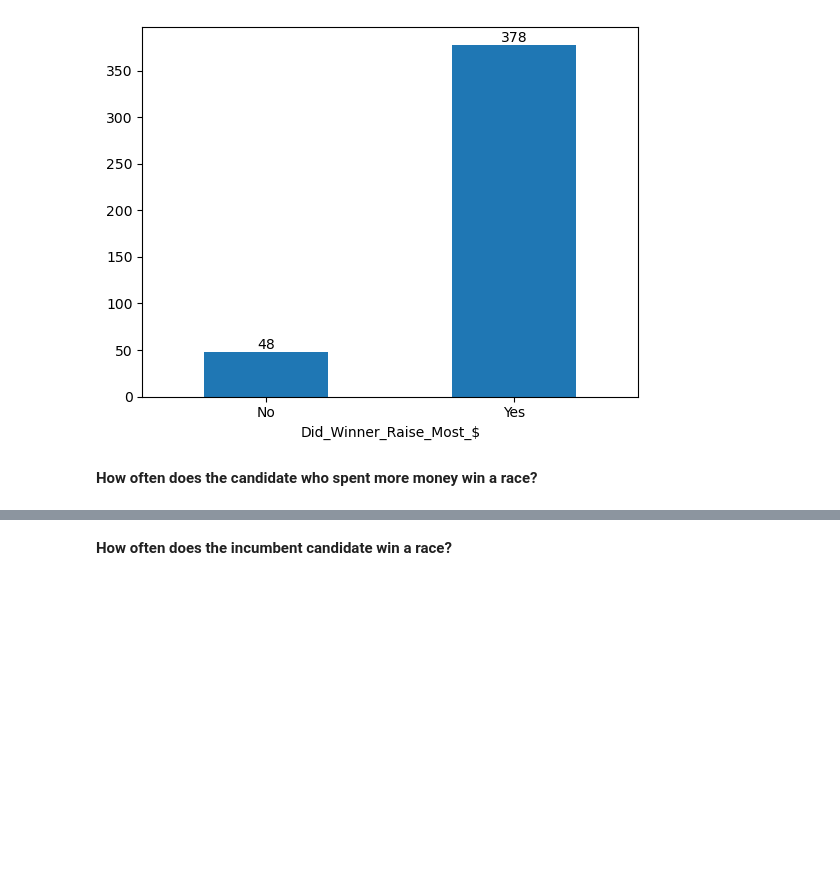
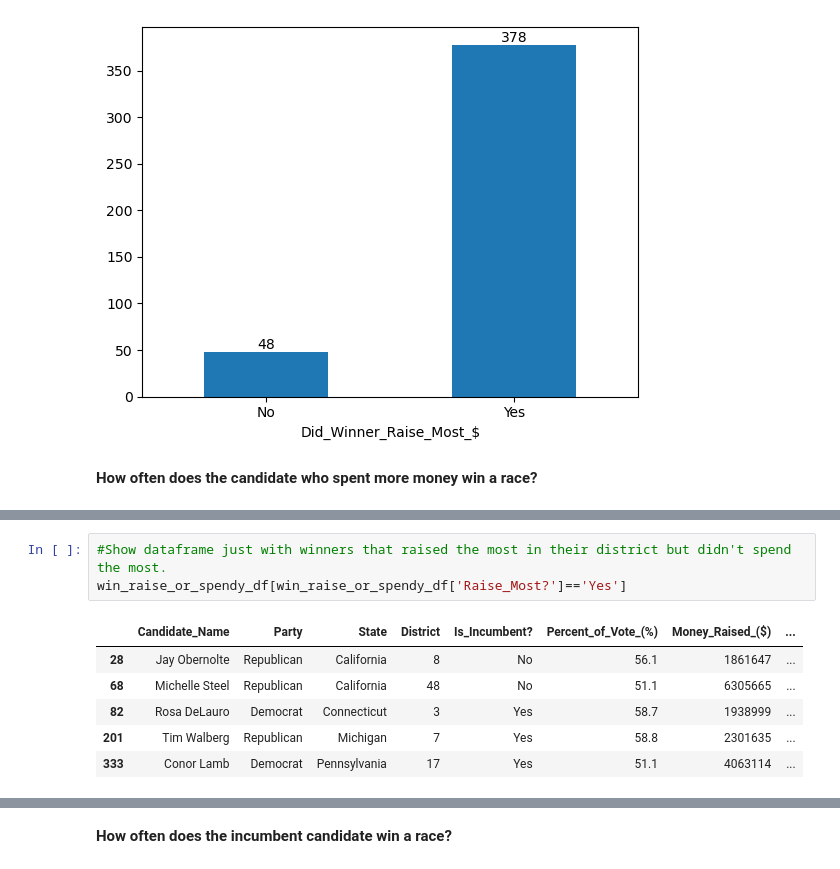
Before and after one commit to ballir27/webscraping-open-secrets-2020-US-House-Elections, a Jupyter notebook: AB-pt2-webscraping-open-secrets.ipynb, the cells around one changed output, grey strips where cells are left out. Saved outputs shown, nothing was run; the diff lists cells and outputs as text; blank space fills up the shorter version.

```diff
--- a/AB-pt2-webscraping-open-secrets.ipynb
+++ b/AB-pt2-webscraping-open-secrets.ipynb
@@ -92,0 +122,10 @@ The percent of winners that spent the most in their district was 88.03%!
+# %%
+#Show dataframe just with winners that raised the most in their district but didn't spend the most.
+win_raise_or_spendy_df[win_raise_or_spendy_df['Raise_Most?']=='Yes']
+# %% [output]
+|  | Candidate_Name | Party | State | District | Is_Incumbent? | Percent_of_Vote_(%) | Money_Raised_($) | ... |
+| 28 | Jay Obernolte | Republican | California | 8 | No | 56.1 | 1861647 | ... |
+| 68 | Michelle Steel | Republican | California | 48 | No | 51.1 | 6305665 | ... |
+| 82 | Rosa DeLauro | Democrat | Connecticut | 3 | Yes | 58.7 | 1938999 | ... |
+| 201 | Tim Walberg | Republican | Michigan | 7 | Yes | 58.8 | 2301635 | ... |
+| 333 | Conor Lamb | Democrat | Pennsylvania | 17 | Yes | 51.1 | 4063114 | ... |
```
Also changed, not shown: parts of 23 cells of this notebook.
